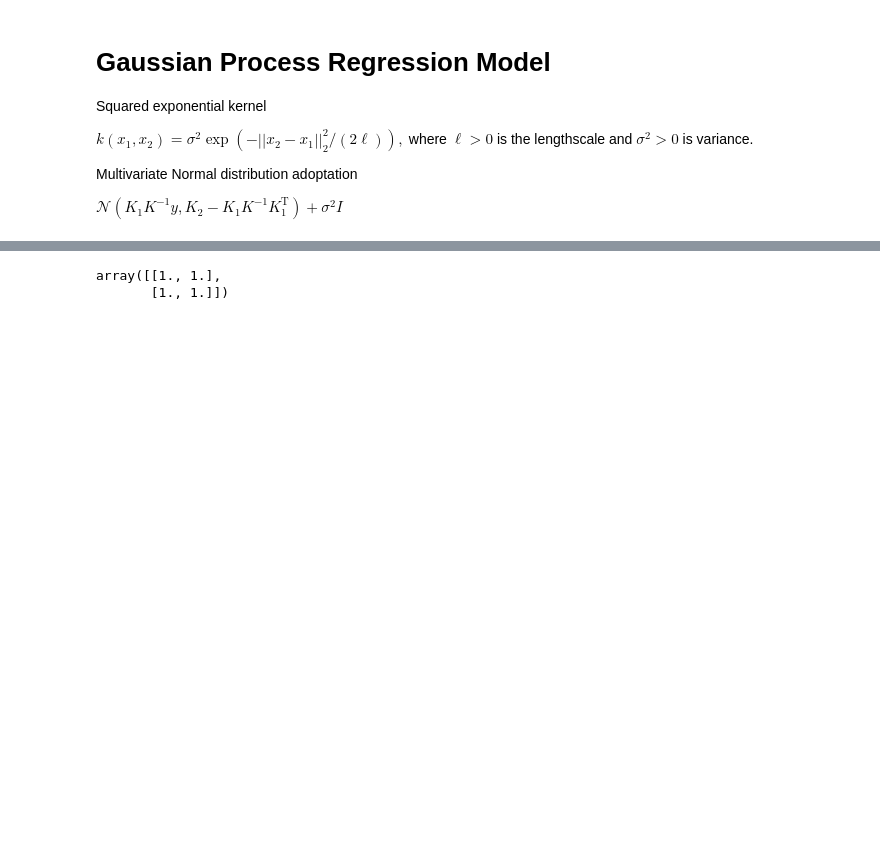
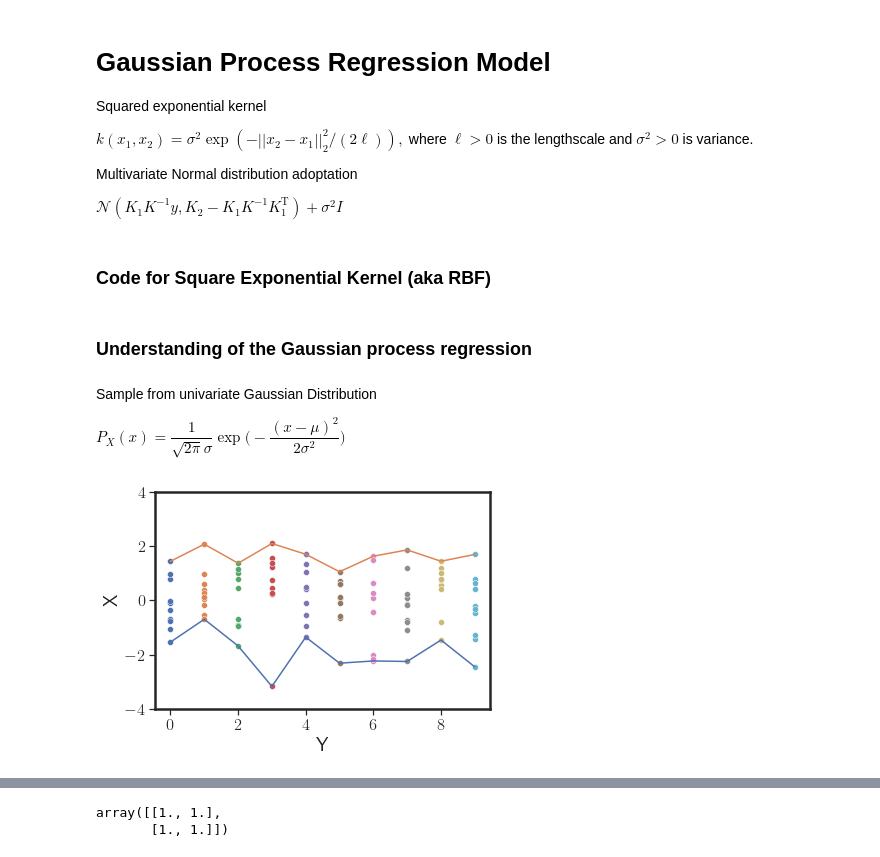
Before and after one commit to denyskononenko/datasciencesnippets, a Jupyter notebook: gpr/gpr.ipynb, the cells around one changed output, grey strips where cells are left out. Drawn from its saved outputs; the diff is of its cells as text; code cells hidden in the pictures; blank space fills up the shorter version.

```diff
--- a/gpr/gpr.ipynb
+++ b/gpr/gpr.ipynb
@@ -19,3 +16,22 @@ import matplotlib.pyplot as plt
+# %%
+import numpy as np
+
+# plotting
+import matplotlib.pyplot as plt
+import seaborn as sns
+import seaborn_image as isns
+
+# use tex fonts
+sns.set(font_scale=1.5, rc={'text.usetex' : True})
+
+# this will create thicker lines and larger fonts than usual
+isns.set_context("notebook")
+
+# change image related settings
+isns.set_image(cmap="deep", despine=True)  # set the colormap and despine the axes
+isns.set_scalebar(color="red")             # change scalebar color
+# %% [markdown]
+### Code for Square Exponential Kernel (aka RBF)
 # %%
 class SquareExponentialKernel:
 
@@ -38,0 +56,34 @@ class GPR:
+# %% [markdown]
+### Understanding of the Gaussian process regression
+# %% [markdown]
+Sample from univariate Gaussian Distribution
+
+$
+P_X(x) = \dfrac{1}{\sqrt{2 \pi} \sigma} \exp\Big(-\dfrac{(x - \mu)^2}{2 \sigma^2}\Big)
+$
+# %%
+# sample x and y from normal distribution
+nvecs   = 10
+samples = 10
+curves  = []
+
+sns.set_style("white")
+sns.set_style("ticks")
+for i in range(nvecs):
+    # make gaussian vector
+    ys = np.random.normal(size=samples)
+    xs = [i] * samples
+    sns.scatterplot(x=xs, y=ys)
+    curves.append([np.min(ys), np.max(ys)])
+
+curves = np.array(curves)
+
+for c in range(curves.shape[1]):
+    sns.lineplot(x=list(range(nvecs)), y=curves[:, c])
+
+plt.xlabel('Y')
+plt.ylabel('X')
+plt.ylim([-4,4])
+plt.show()
+# %% [output]
+[figure, added]
```
Also changed, not shown: parts of 12 cells of this notebook.
